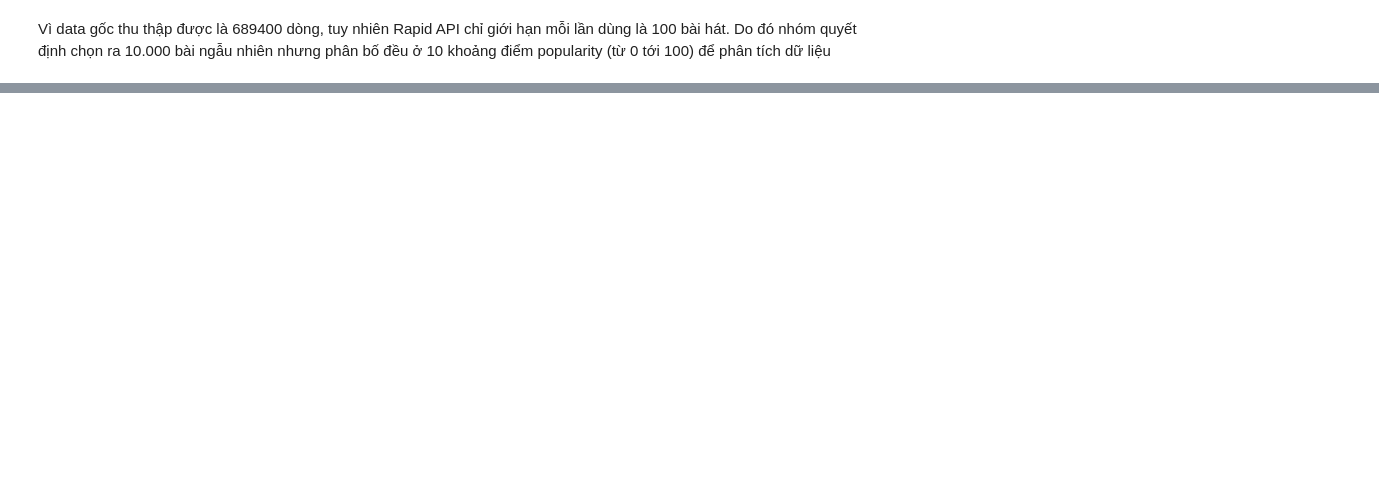
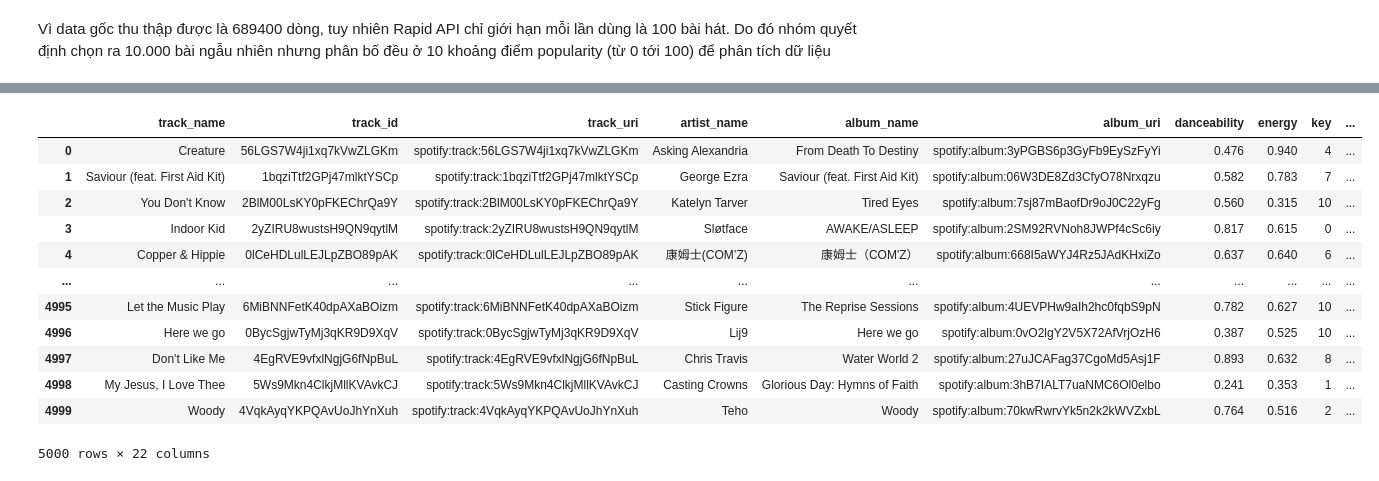
Before and after one commit to lhldanh/Recommend-Song, a Jupyter notebook: source/Notebook/4_DataForEDA.ipynb, the cells around one changed output, grey strips where cells are left out. Cells and saved outputs as stored; diff of their text form; code cells hidden in the pictures; blank space fills up the shorter version.

```diff
--- a/source/Notebook/4_DataForEDA.ipynb
+++ b/source/Notebook/4_DataForEDA.ipynb
@@ -19,0 +157,2 @@ df.head()
+# %%
+eda_df = pd.read_csv('../data/eda_data_withoutgeniusID.csv')
@@ -19,0 +174,17 @@ df.head()
+# %%
+eda_df_first = eda_df[:5000]
+eda_df_first
+# %% [output]
+|  | track_name | track_id | track_uri | artist_name | album_name | album_uri | danceability | energy | key | ... |
+| 0 | Creature | 56LGS7W4ji1xq7kVwZLGKm | spotify:track:56LGS7W4ji1xq7kVwZLGKm | Asking Alexandria | From Death To Destiny | spotify:album:3yPGBS6p3GyFb9EySzFyYi | 0.476 | 0.940 | 4 | ... |
+| 1 | Saviour (feat. First Aid Kit) | 1bqziTtf2GPj47mlktYSCp | spotify:track:1bqziTtf2GPj47mlktYSCp | George Ezra | Saviour (feat. First Aid Kit) | spotify:album:06W3DE8Zd3CfyO78Nrxqzu | 0.582 | 0.783 | 7 | ... |
+| 2 | You Don't Know | 2BlM00LsKY0pFKEChrQa9Y | spotify:track:2BlM00LsKY0pFKEChrQa9Y | Katelyn Tarver | Tired Eyes | spotify:album:7sj87mBaofDr9oJ0C22yFg | 0.560 | 0.315 | 10 | ... |
+| 3 | Indoor Kid | 2yZIRU8wustsH9QN9qytlM | spotify:track:2yZIRU8wustsH9QN9qytlM | Sløtface | AWAKE/ASLEEP | spotify:album:2SM92RVNoh8JWPf4cSc6iy | 0.817 | 0.615 | 0 | ... |
+| 4 | Copper & Hippie | 0lCeHDLulLEJLpZBO89pAK | spotify:track:0lCeHDLulLEJLpZBO89pAK | 康姆士(COM’Z) | 康姆士（COM'Z） | spotify:album:668I5aWYJ4Rz5JAdKHxiZo | 0.637 | 0.640 | 6 | ... |
+| ... | ... | ... | ... | ... | ... | ... | ... | ... | ... | ... |
+| 4995 | Let the Music Play | 6MiBNNFetK40dpAXaBOizm | spotify:track:6MiBNNFetK40dpAXaBOizm | Stick Figure | The Reprise Sessions | spotify:album:4UEVPHw9aIh2hc0fqbS9pN | 0.782 | 0.627 | 10 | ... |
+| 4996 | Here we go | 0BycSgjwTyMj3qKR9D9XqV | spotify:track:0BycSgjwTyMj3qKR9D9XqV | Lij9 | Here we go | spotify:album:0vO2lgY2V5X72AfVrjOzH6 | 0.387 | 0.525 | 10 | ... |
+| 4997 | Don't Like Me | 4EgRVE9vfxlNgjG6fNpBuL | spotify:track:4EgRVE9vfxlNgjG6fNpBuL | Chris Travis | Water World 2 | spotify:album:27uJCAFag37CgoMd5Asj1F | 0.893 | 0.632 | 8 | ... |
+| 4998 | My Jesus, I Love Thee | 5Ws9Mkn4ClkjMllKVAvkCJ | spotify:track:5Ws9Mkn4ClkjMllKVAvkCJ | Casting Crowns | Glorious Day: Hymns of Faith | spotify:album:3hB7IALT7uaNMC6Ol0elbo | 0.241 | 0.353 | 1 | ... |
+| 4999 | Woody | 4VqkAyqYKPQAvUoJhYnXuh | spotify:track:4VqkAyqYKPQAvUoJhYnXuh | Teho | Woody | spotify:album:70kwRwrvYk5n2k2kWVZxbL | 0.764 | 0.516 | 2 | ... |
+5000 rows × 22 columns
```
Also changed, not shown: parts of 17 cells of this notebook.
